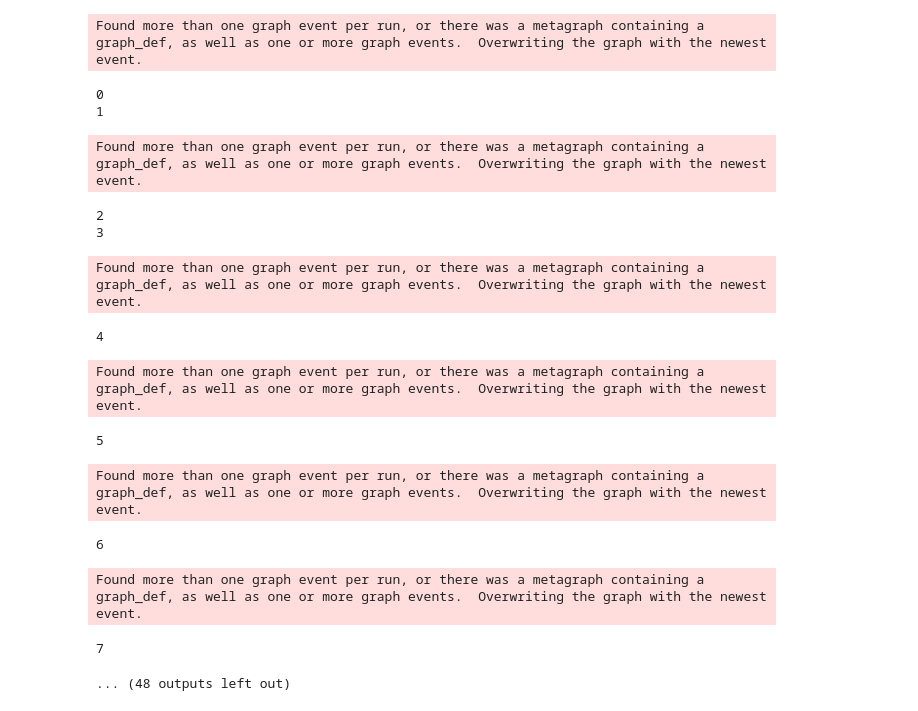
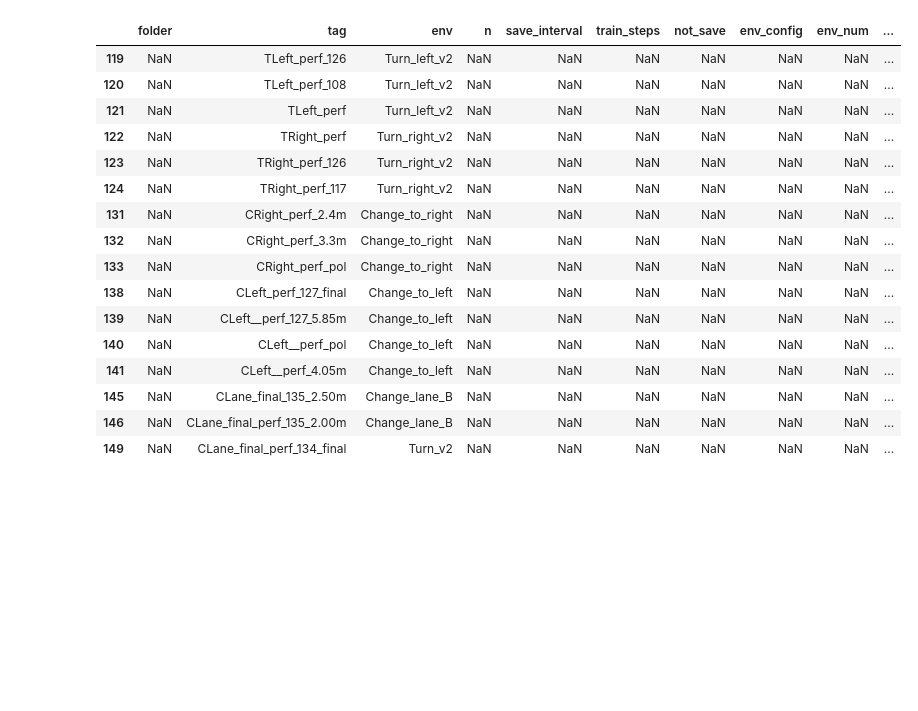
Before and after one commit to NotAnyMike/HRL, a Jupyter notebook: notebooks/Saving max walltime.ipynb, the cells around one changed output. Cells and saved outputs as stored; diff of their text form; code cells hidden in the pictures; blank space fills up the shorter version.

```diff
--- a/notebooks/Saving max walltime.ipynb
+++ b/notebooks/Saving max walltime.ipynb
@@ -22,34 +22,20 @@ df.head()
-# %%
-failed = []
-if 'hours' not in df.columns: df['hours'] = np.nan
-for index, row in df.iterrows():
-    if row['perf'] is False and 'memory' not in str(row['tag']) and pd.isna(row['hours']):
-        try:
-            if row['tag'] is not np.nan:
-                logs = EventAccumulator('../experiments/' + str(index) + '_' + row['tag'] + '/logs/PPO2_1')
-            else:
-                logs = EventAccumulator('../experiments/' + str(index) + '/logs/PPO2_1')
-            logs.Reload()
-
-            wtime,_,_ = zip(*logs.Scalars('episode/episode_reward'))
-            hours = (datetime.fromtimestamp(wtime[-1])-datetime.fromtimestamp( wtime[0])).total_seconds()/60/60
-            df.loc[index,'hours'] = hours
-        except:
-            failed.append(index)
-    print(index)
-# %% [output]
-Found more than one graph event per run, or there was a metagraph containing a graph_def, as well as one or more graph events.  Overwriting the graph with the newest event.
-0
-1
-Found more than one graph event per run, or there was a metagraph containing a graph_def, as well as one or more graph events.  Overwriting the graph with the newest event.
-2
-3
-Found more than one graph event per run, or there was a metagraph containing a graph_def, as well as one or more graph events.  Overwriting the graph with the newest event.
-4
-Found more than one graph event per run, or there was a metagraph containing a graph_def, as well as one or more graph events.  Overwriting the graph with the newest event.
-5
-Found more than one graph event per run, or there was a metagraph containing a graph_def, as well as one or more graph events.  Overwriting the graph with the newest event.
-6
-Found more than one graph event per run, or there was a metagraph containing a graph_def, as well as one or more graph events.  Overwriting the graph with the newest event.
-7
-... (48 outputs left out)
+# %%
+df[(df['perf']==True) & (pd.isna(df['n_ep']))]
+# %% [output]
+|  | folder | tag | env | n | save_interval | train_steps | not_save | env_config | env_num | ... |
+| 119 | NaN | TLeft_perf_126 | Turn_left_v2 | NaN | NaN | NaN | NaN | NaN | NaN | ... |
+| 120 | NaN | TLeft_perf_108 | Turn_left_v2 | NaN | NaN | NaN | NaN | NaN | NaN | ... |
+| 121 | NaN | TLeft_perf | Turn_left_v2 | NaN | NaN | NaN | NaN | NaN | NaN | ... |
+| 122 | NaN | TRight_perf | Turn_right_v2 | NaN | NaN | NaN | NaN | NaN | NaN | ... |
+| 123 | NaN | TRight_perf_126 | Turn_right_v2 | NaN | NaN | NaN | NaN | NaN | NaN | ... |
+| 124 | NaN | TRight_perf_117 | Turn_right_v2 | NaN | NaN | NaN | NaN | NaN | NaN | ... |
+| 131 | NaN | CRight_perf_2.4m | Change_to_right | NaN | NaN | NaN | NaN | NaN | NaN | ... |
+| 132 | NaN | CRight_perf_3.3m | Change_to_right | NaN | NaN | NaN | NaN | NaN | NaN | ... |
+| 133 | NaN | CRight_perf_pol | Change_to_right | NaN | NaN | NaN | NaN | NaN | NaN | ... |
+| 138 | NaN | CLeft_perf_127_final | Change_to_left | NaN | NaN | NaN | NaN | NaN | NaN | ... |
+| 139 | NaN | CLeft__perf_127_5.85m | Change_to_left | NaN | NaN | NaN | NaN | NaN | NaN | ... |
+| 140 | NaN | CLeft__perf_pol | Change_to_left | NaN | NaN | NaN | NaN | NaN | NaN | ... |
+| 141 | NaN | CLeft__perf_4.05m | Change_to_left | NaN | NaN | NaN | NaN | NaN | NaN | ... |
+| 145 | NaN | CLane_final_135_2.50m | Change_lane_B | NaN | NaN | NaN | NaN | NaN | NaN | ... |
+| 146 | NaN | CLane_final_perf_135_2.00m | Change_lane_B | NaN | NaN | NaN | NaN | NaN | NaN | ... |
+| 149 | NaN | CLane_final_perf_134_final | Turn_v2 | NaN | NaN | NaN | NaN | NaN | NaN | ... |
```
Also changed, not shown: parts of 10 cells of this notebook, 1 other file.
